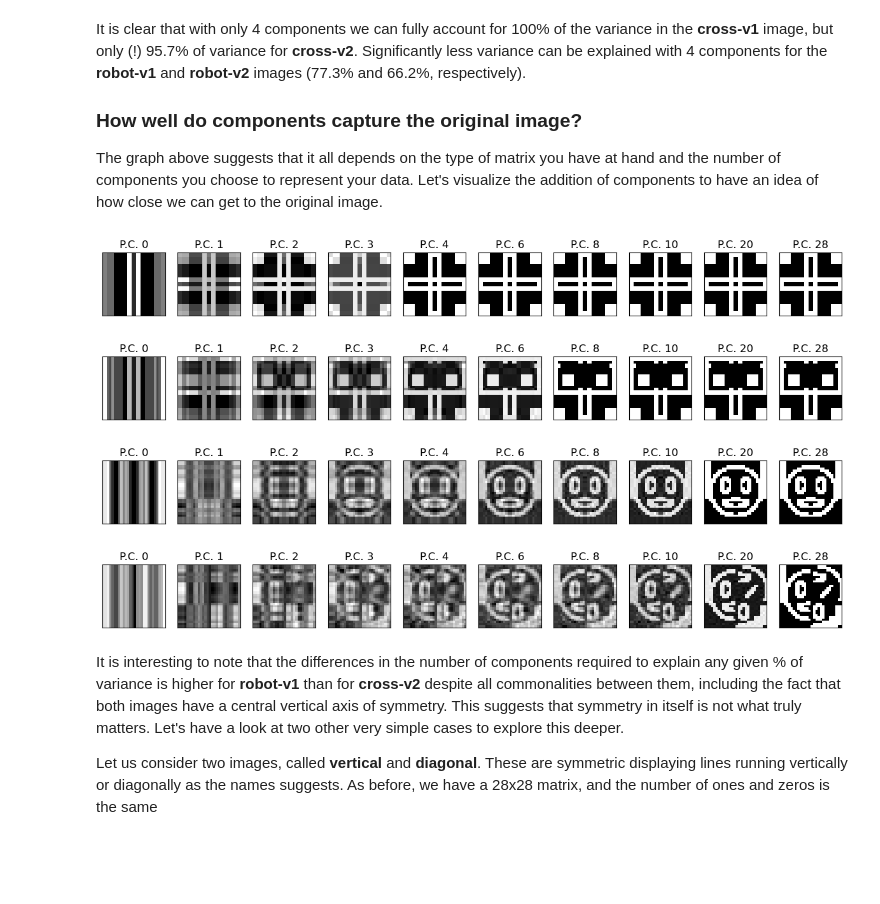
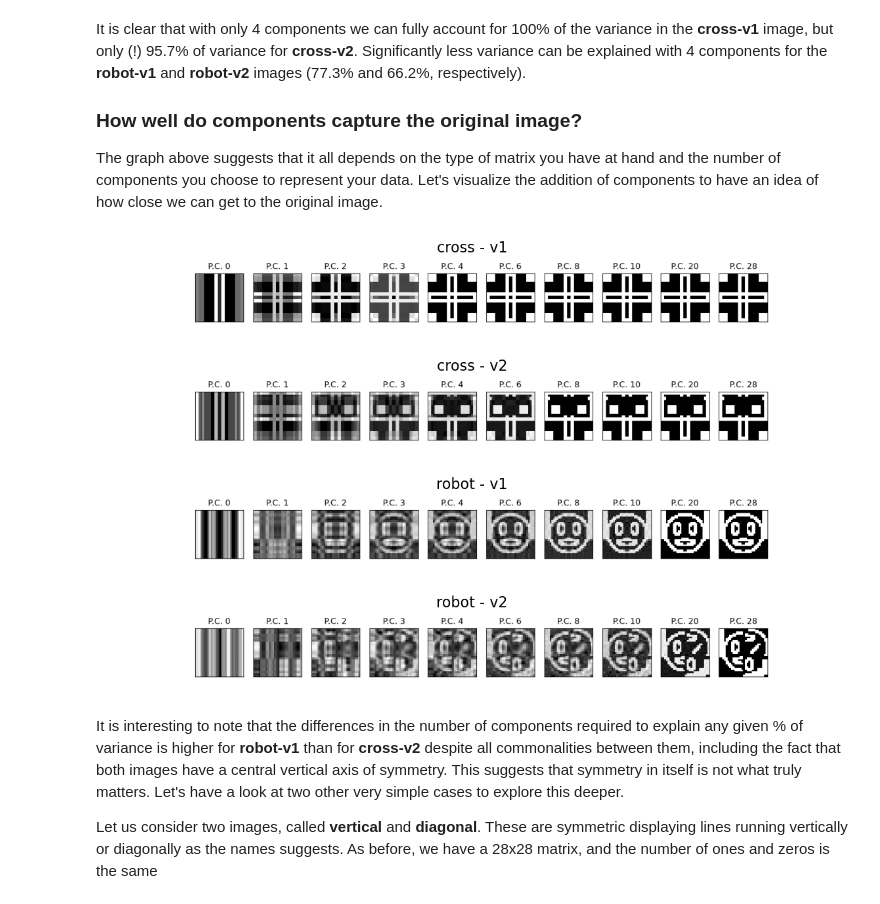
Before and after one commit to rh-pires/principal-component-analysis, a Jupyter notebook: pca_intro.ipynb, the cells around one changed output. Drawn from its saved outputs; the diff is of its cells as text; code cells hidden in the pictures; blank space fills up the shorter version.

Commit message:
imporved output display of image_sum_components

```diff
--- a/pca_intro.ipynb
+++ b/pca_intro.ipynb
@@ -232,16 +233,42 @@ def image_sum_components(img, pc_lst):
 
     return fig, Xhat
-# %%
-# selection of components to be visualized
-pc_lst = [0,1,2,3,4,6,8,10,20,28]
-
-for i,img in enumerate(img_lst):
-    image_sum_components(img, pc_lst);
-# %% [output]
-[figure, removed]
-[figure, removed]
-[figure, removed]
-[figure, removed]
+# %%
+from PIL import Image
+
+# List of images to be decomposed via PCA
+img_lst = [img_cross1, img_cross2, img_robot1, img_robot2]
+
+# List of components to be visualized
+pc_lst = [0,1,2,3,4,6,8,10,20,28]
+
+# Create a list for Figure objects
+figures = []
+
+# Loop through the list of image names to create the figures and store them in a list
+for i,img in enumerate(img_lst):
+    subfig, arr_pc = image_sum_components(img, pc_lst);
+    figures.append(subfig)
+
+# Initiate the final Figure object
+fig = plt.figure(figsize=(16,6))
+fig.tight_layout()
+
+# Loop through the list of Figure objects and add them as subplots to the new figure object
+for i, f in enumerate(figures):
+    # Convert the Figure object to a PIL Image object
+    img = f.savefig("temp.png")
+    img = Image.open("temp.png")
+
+    # Converts the subfigure to an np.array which can be handled by plt.add_subplot()
+    img = np.array(img).astype("uint8") / 255.0
+    ax = fig.add_subplot(len(figures), 1, i+1)
+    #ax.set_position([0.1+(i%2)*0.4, 0.5-(i//2)*0.4, 0.4, 0.4])
+    ax.set_position([0.1, 0.3-(i*0.3), 0.9, 0.2])
+    ax.imshow(img)
+    ax.axis("off")
+    ax.set_title(legend_lst[i], size=16);
+# %% [output]
+[figure, added]
 # %% [markdown]
 It is interesting to note that the differences in the number of components required to explain any given % of variance is higher for **robot-v1** than for **cross-v2** despite all commonalities between them, including the fact that both images have a central vertical axis of symmetry. This suggests that symmetry in itself is not what truly matters. Let's have a look at two other very simple cases to explore this deeper.
 
```
Also changed, not shown: parts of 7 cells of this notebook, 2 other files.
